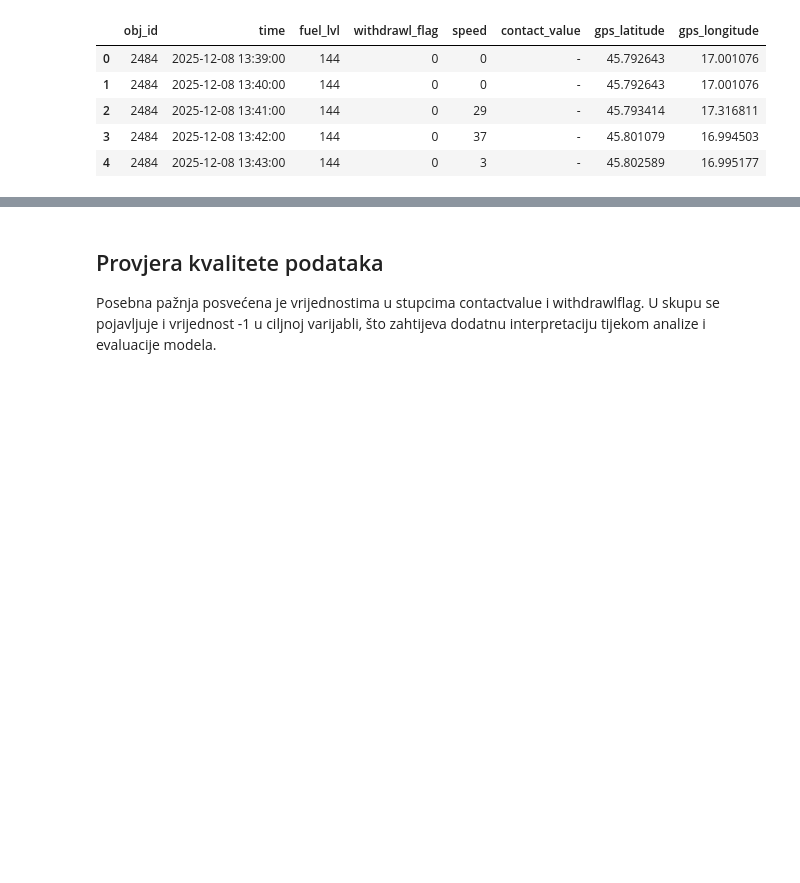
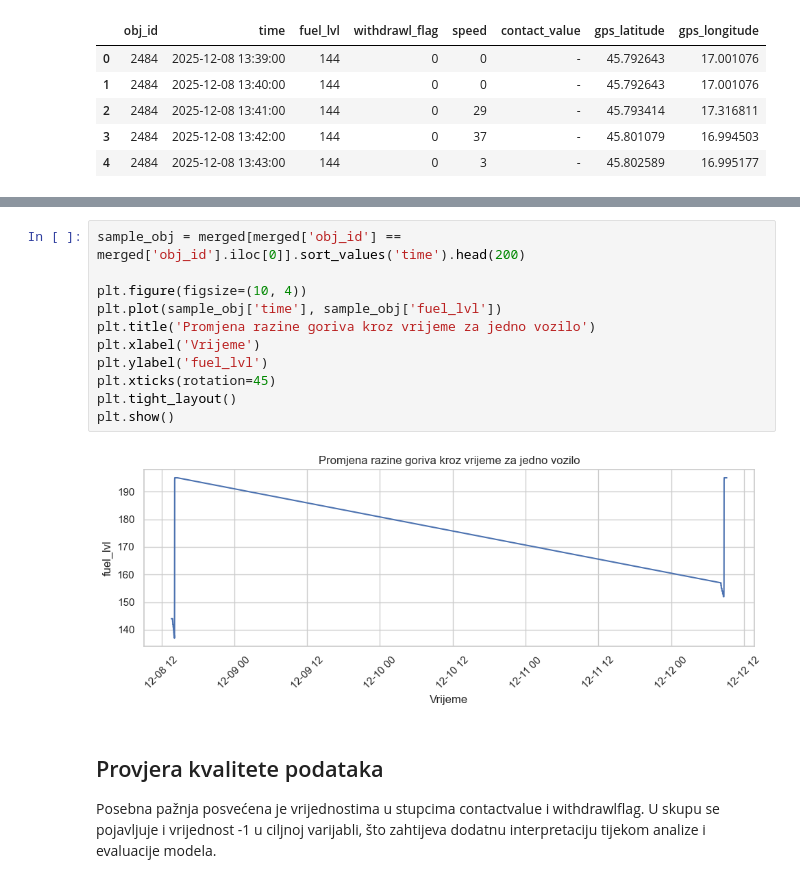
Before and after one commit to Djasek01/sick-fuel-event-detection, a Jupyter notebook: notebooks/2_2_Priprema_vizualuzacija_znacajki-2.ipynb, the cells around one changed output, grey strips where cells are left out. Cells and saved outputs as stored; diff of their text form; blank space fills up the shorter version.

```diff
--- a/notebooks/2_2_Priprema_vizualuzacija_znacajki-2.ipynb
+++ b/notebooks/2_2_Priprema_vizualuzacija_znacajki-2.ipynb
@@ -117,3 +139,16 @@ dtype: object
+# %%
+sample_obj = merged[merged['obj_id'] == merged['obj_id'].iloc[0]].sort_values('time').head(200)
+
+plt.figure(figsize=(10, 4))
+plt.plot(sample_obj['time'], sample_obj['fuel_lvl'])
+plt.title('Promjena razine goriva kroz vrijeme za jedno vozilo')
+plt.xlabel('Vrijeme')
+plt.ylabel('fuel_lvl')
+plt.xticks(rotation=45)
+plt.tight_layout()
+plt.show()
+# %% [output]
+[figure, added]
 # %% [markdown]
 ## Provjera kvalitete podataka
 
```
Also changed, not shown: parts of 8 cells of this notebook.
